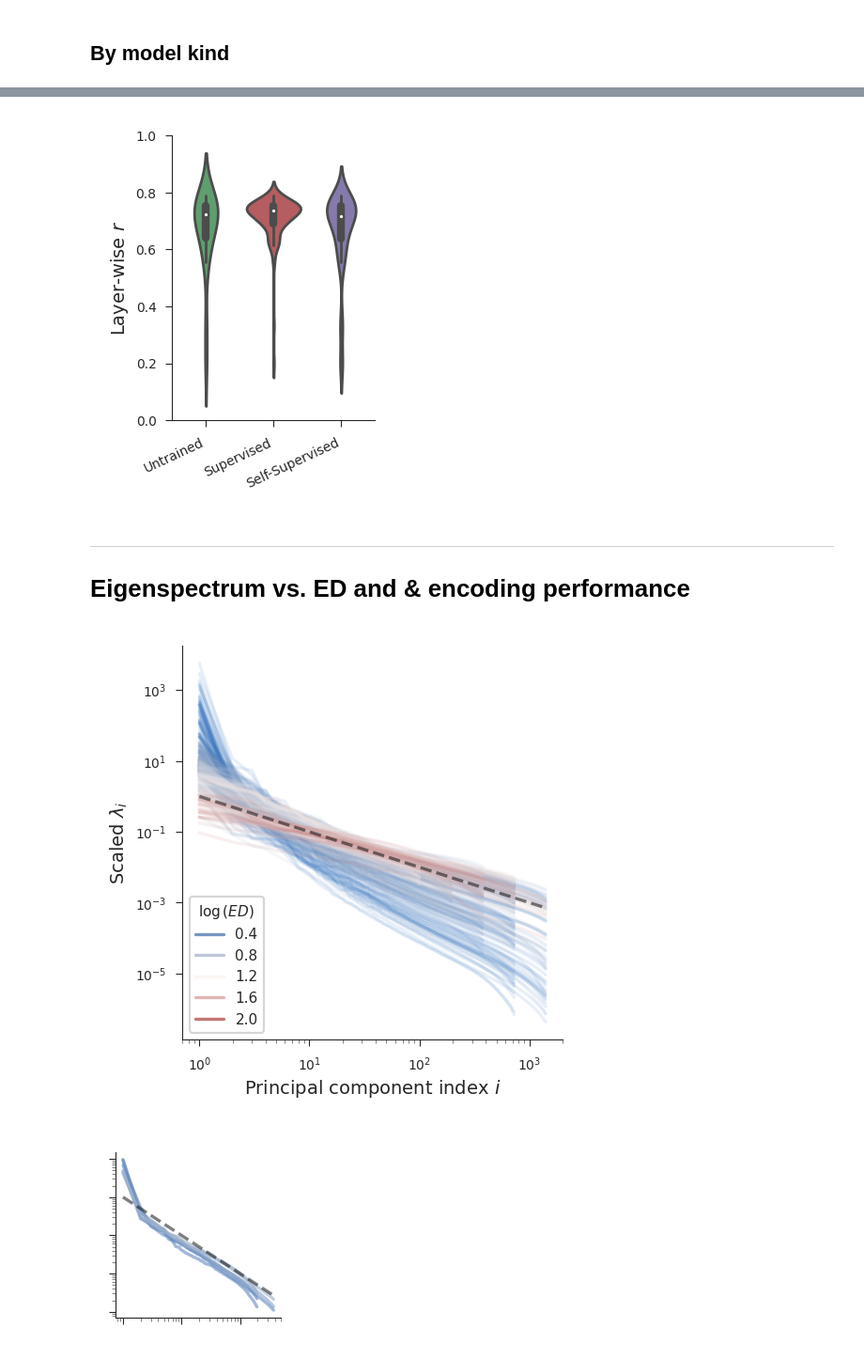
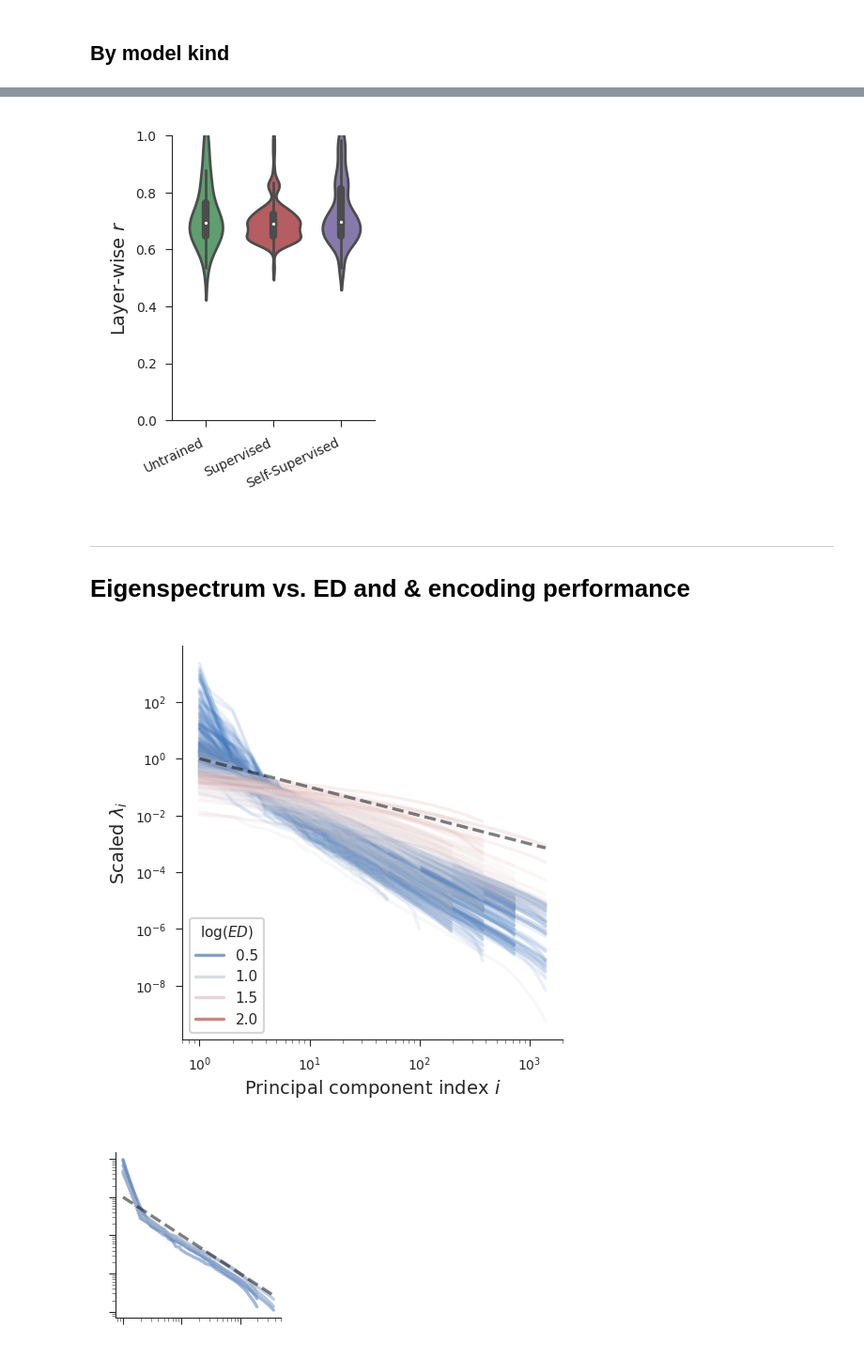
Before and after one commit to EricElmoznino/encoder_dimensionality, a Jupyter notebook: figures/manuscript/results.ipynb, the cells around one changed output, grey strips where cells are left out. Shown at 94% size. Drawn from its saved outputs; the diff is of its cells as text; code cells hidden in the pictures.

```diff
--- a/figures/manuscript/results.ipynb
+++ b/figures/manuscript/results.ipynb
@@ -134,7 +134,7 @@ plt.show()
 # %%
 dataset = 'imagenet'
 data = pd.merge(pd.read_csv(f'../../results/encoding|benchmark:dicarlo.MajajHong2015.IT.public-pls|pooling:False.csv'),
-                pd.read_csv(f'../../results/eigmetrics|dataset:{dataset}|pooling:True|grayscale:False.csv'),
+                pd.read_csv(f'../../results/eigmetrics|dataset:{dataset}|pooling:avg|grayscale:False.csv'),
                 on=id_columns)
 data.loc[:, 'layer'] = data['layer'].replace(tf_to_pt_layer_map)
 
@@ -157,41 +157,41 @@ ax.set_xticklabels(ax.get_xticklabels(), rotation=25, ha='right')
 plt.savefig('saved/results_bykind-ED-vs-encoding-layerwise.png', dpi=300)
 plt.show()
 # %% [output]
-[figure, old version]
+[figure, new version]
 # %% [markdown]
 ---
 # Eigenspectrum vs. ED and & encoding performance
 # %%
 dataset = 'imagenet'
-data = pd.merge(pd.read_csv(f'../../results/eigspectra|dataset:{dataset}|pooling:True|grayscale:False.csv'),
-                pd.read_csv(f'../../results/eigmetrics|dataset:{dataset}|pooling:True|grayscale:False.csv'),
+data = pd.merge(pd.read_csv(f'../../results/eigspectra|dataset:{dataset}|pooling:avg|grayscale:False.csv'),
+                pd.read_csv(f'../../results/eigmetrics|dataset:{dataset}|pooling:avg|grayscale:False.csv'),
                 on=id_columns)
 data.loc[:, 'layer'] = data['layer'].replace(tf_to_pt_layer_map)
 data['id'] = data[id_columns].sum(axis='columns')
 
 outlier = data.groupby(id_columns)['n'].transform(is_outlier)
 data = data[~outlier]
 
 scaled_var = data.groupby(id_columns).apply(get_scaled_var)
 scaled_var = scaled_var.reset_index(id_columns, drop=True)
 data['scaled_variance'] = scaled_var
 
 data['log_ed'] = np.log10(data['effective dimensionality'])
 
 fig, ax = plt.subplots(figsize=(2.5, 2.5))
 
 sns.lineplot(data=data, x='n', y='scaled_variance', hue='log_ed',
              units='id', alpha=0.1, estimator=None,
              palette=sns.color_palette('vlag', as_cmap=True), ax=ax)
 ax.plot([1, data.n.max()], [1, 1 / data.n.max()], linestyle='--', color='black', alpha=0.5)
 ax.set(xlabel=r'Principal component index $i$', ylabel=r'Scaled $\lambda_i$', xscale='log', yscale='log')
 
 ax.legend(title=r'$\log{(ED)}$', loc='lower left')
 
 plt.savefig('saved/results_eigspectrum-vs-ed.png', dpi=300)
 plt.show()
 # %% [output]
-[figure, old version]
+[figure, new version]
 # %%
 dataset = 'imagenet'
 data = pd.merge(pd.read_csv(f'../../results/encoding|benchmark:dicarlo.MajajHong2015.IT.public-pls|pooling:False.csv'),
```
Also changed, not shown: parts of 20 cells of this notebook, 23 other files.
